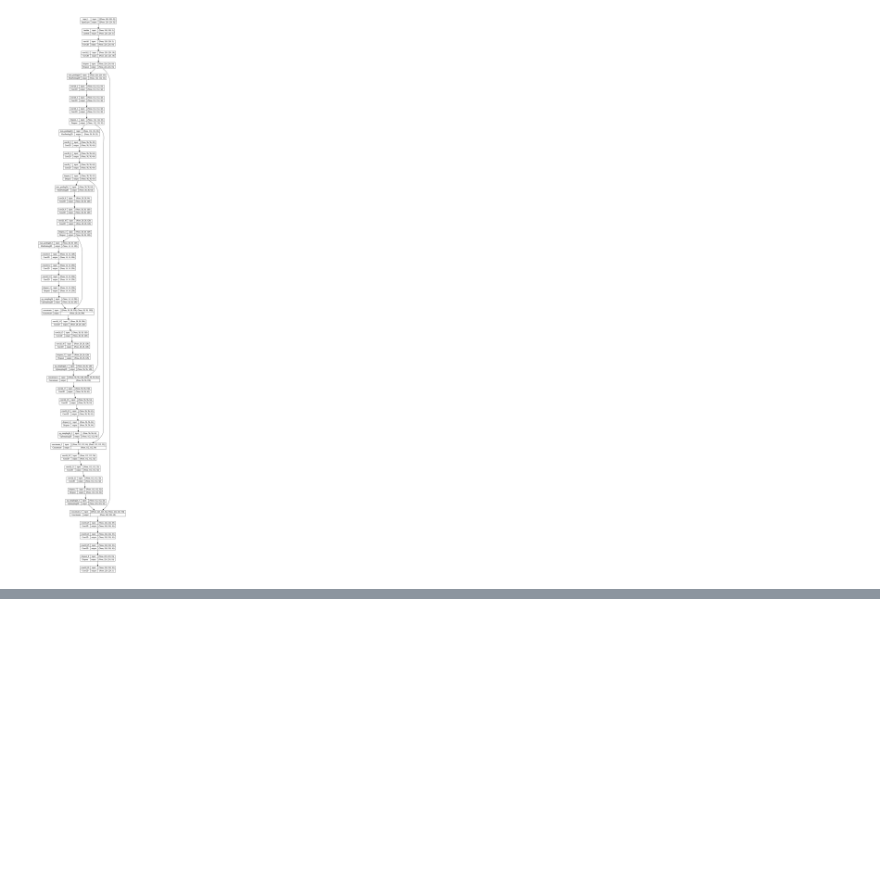
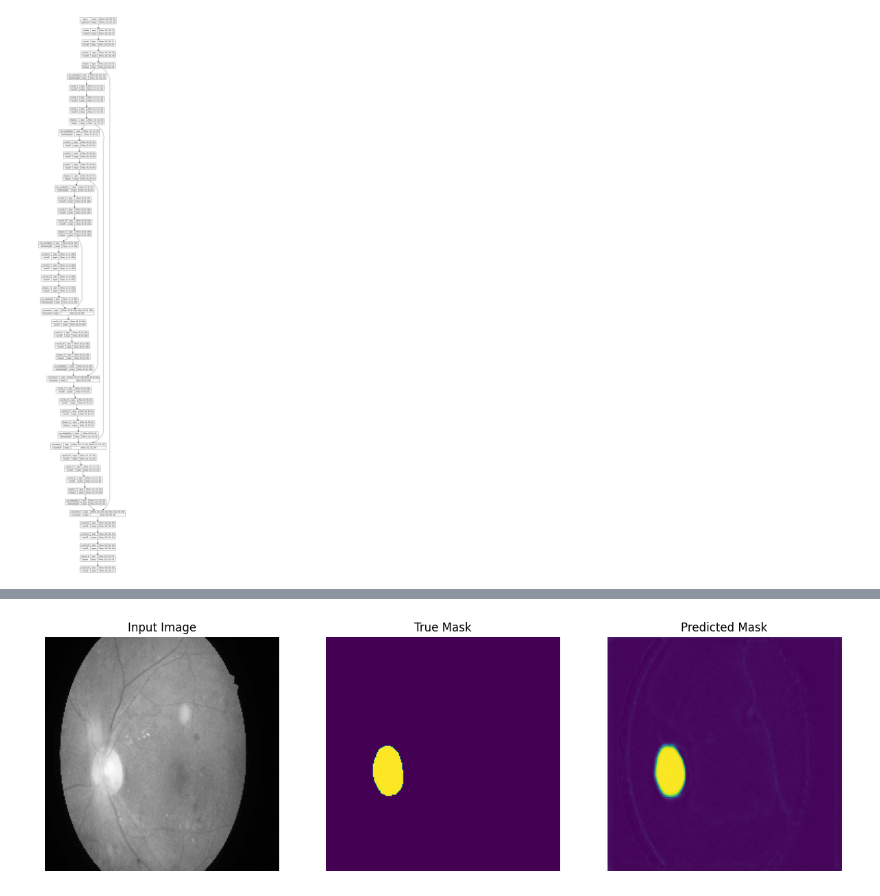
Before and after one commit to tirthadagr8/Image_segmentation_UNET, a Jupyter notebook: Optic_Disc_Segmentation_U-NET.ipynb, the cells around one changed output, grey strips where cells are left out. Saved outputs shown, nothing was run; the diff lists cells and outputs as text; code cells hidden in the pictures; blank space fills up the shorter version.

```diff
--- a/Optic_Disc_Segmentation_U-NET.ipynb
+++ b/Optic_Disc_Segmentation_U-NET.ipynb
@@ -268,12 +273,13 @@ Epoch 6/10
 WARNING:tensorflow:Can save best model only with val_accuracy available, skipping.
 ... (10 outputs left out)
 # %%
-for i in range(len(test_data)):
-  p=test_data[i]
-  p=p.reshape(( 1,p.shape[0], p.shape[1], p.shape[2]))
-  pred=model.predict(p)
+# for i in range(len(test_data)):
+i=5
+p=test_data[i]
+p=p.reshape(( 1,p.shape[0], p.shape[1], p.shape[2]))
+pred=model.predict(p)
   # pred=XX
-  print(pred.shape)
-  pred=pred.reshape((pred.shape[1],pred.shape[2],pred.shape[3]))
-  display([test_data[i],test_mask[i],pred])
+print(pred.shape)
+pred=pred.reshape((pred.shape[1],pred.shape[2],pred.shape[3]))
+display([test_data[i],test_mask[i],pred])
 # %% [output]
@@ -280,0 +288 @@ Output hidden; open in https://colab.research.google.com to view.
+[figure, added]
```
Also changed, not shown: parts of 5 cells of this notebook.
